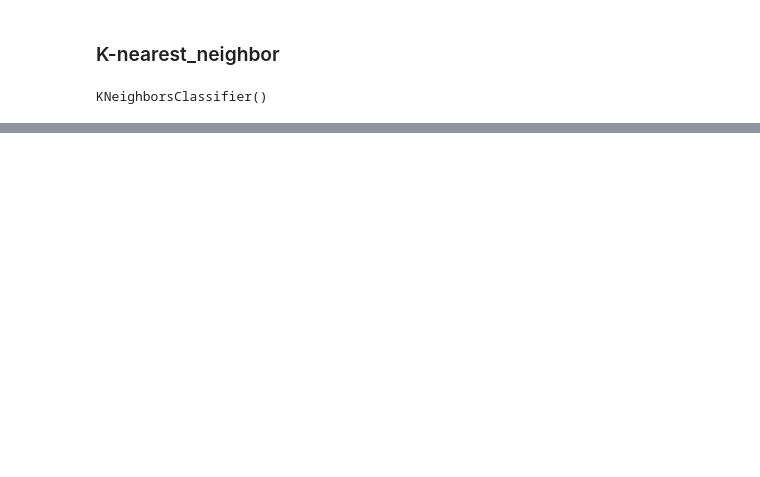
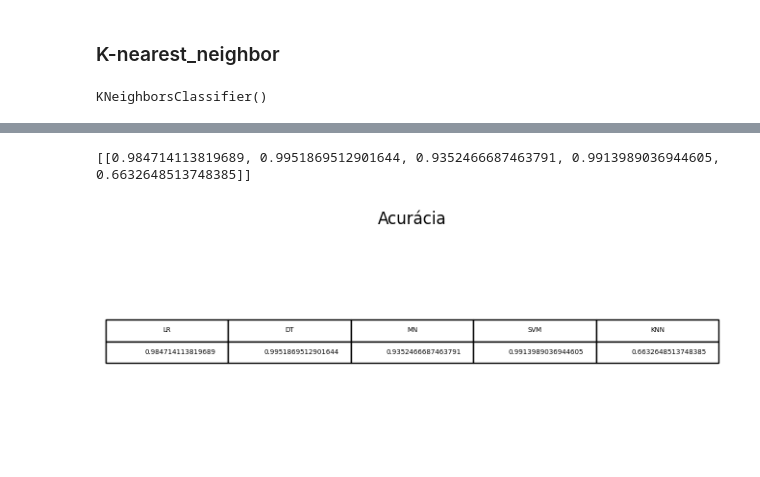
Before and after one commit to TItanGuy99/FakeNewsDetector, a Jupyter notebook: aprendizado_supervisionado.ipynb, the cells around one changed output, grey strips where cells are left out. Cells and saved outputs as stored; diff of their text form; code cells hidden in the pictures; blank space fills up the shorter version.

```diff
--- a/aprendizado_supervisionado.ipynb
+++ b/aprendizado_supervisionado.ipynb
@@ -332,0 +347,22 @@ weighted avg       0.77      0.66      0.62     22439
+# %%
+fig, axs =plt.subplots(2,1)
+clust_data = [[
+    logic_regression_result,
+    decision_tree_result,
+    multinominal_naive_result,
+    support_vector_machine_result,
+    k_nearest_neighbor_result
+    ]]
+print(clust_data)
+collabel=('LR', 'DT', 'MN', 'SVM', 'KNN')
+axs[0].axis('tight')
+axs[0].axis('off')
+axs[1].set_visible(False)
+axs[0].set_title('Acurácia', fontsize=12)
+the_table = axs[0].table(cellText=clust_data,colLabels=collabel,loc='center')
+
+plt.tight_layout(pad=0.1, w_pad=0.1, h_pad=0.1)
+plt.show()
+# %% [output]
+[[0.984714113819689, 0.9951869512901644, 0.9352466687463791, 0.9913989036944605, 0.6632648513748385]]
+[figure, added]
```
Also changed, not shown: parts of 15 cells of this notebook.
